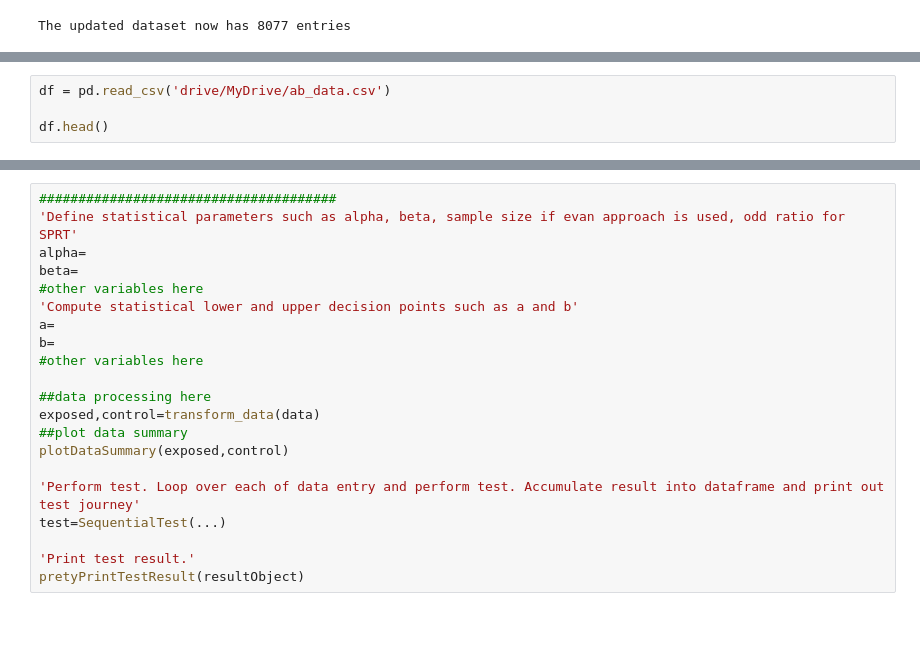
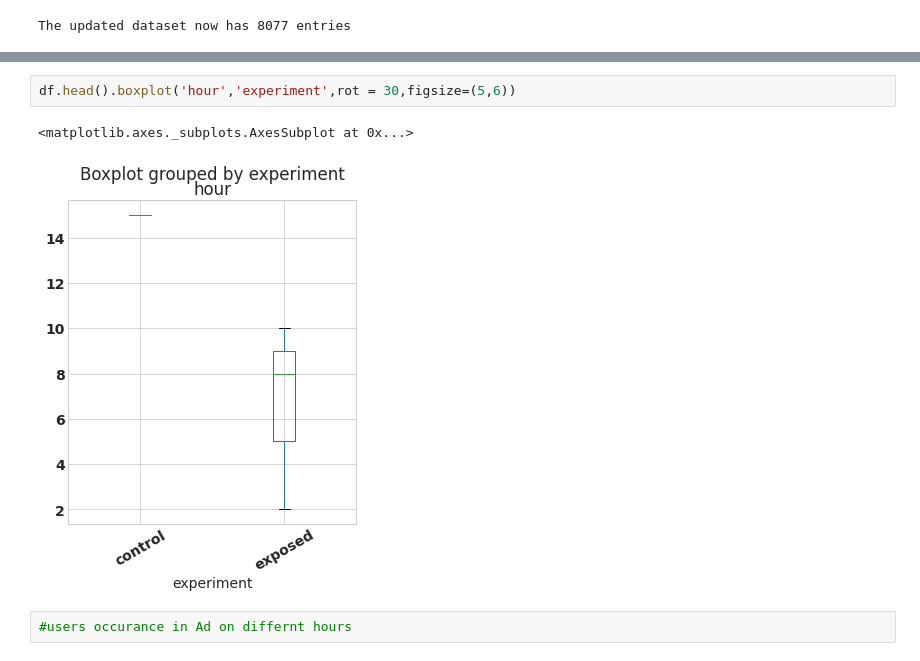
Before and after one commit to sabaagizew/PythonPackageStructure, a Jupyter notebook: AB_Test.ipynb, the cells around one changed output, grey strips where cells are left out. Drawn from its saved outputs; the diff is of its cells as text; blank space fills up the shorter version.

Commit message:
AB_test_task1.2

```diff
--- a/AB_Test.ipynb
+++ b/AB_Test.ipynb
@@ -163,4 +155,0 @@ SyntaxError: ignored
-# %%
-df = pd.read_csv('drive/MyDrive/ab_data.csv')
-
-df.head()
@@ -392,21 +156,7 @@ def pretyPrintTestResult(self, test):
-# %%
-######################################
-'Define statistical parameters such as alpha, beta, sample size if evan approach is used, odd ratio for SPRT'
-alpha=
-beta=
-#other variables here
-'Compute statistical lower and upper decision points such as a and b'
-a=
-b=
-#other variables here
-
-##data processing here
-exposed,control=transform_data(data)
-##plot data summary
-plotDataSummary(exposed,control)
-
-'Perform test. Loop over each of data entry and perform test. Accumulate result into dataframe and print out test journey'
-test=SequentialTest(...)
-
-'Print test result.'
-pretyPrintTestResult(resultObject)
+# %%
+df.head().boxplot('hour','experiment',rot = 30,figsize=(5,6))
+# %% [output]
+<matplotlib.axes._subplots.AxesSubplot at 0x...>
+[figure, added]
+# %%
+#users occurance in Ad on differnt hours
```
Also changed, not shown: parts of 19 cells of this notebook.
